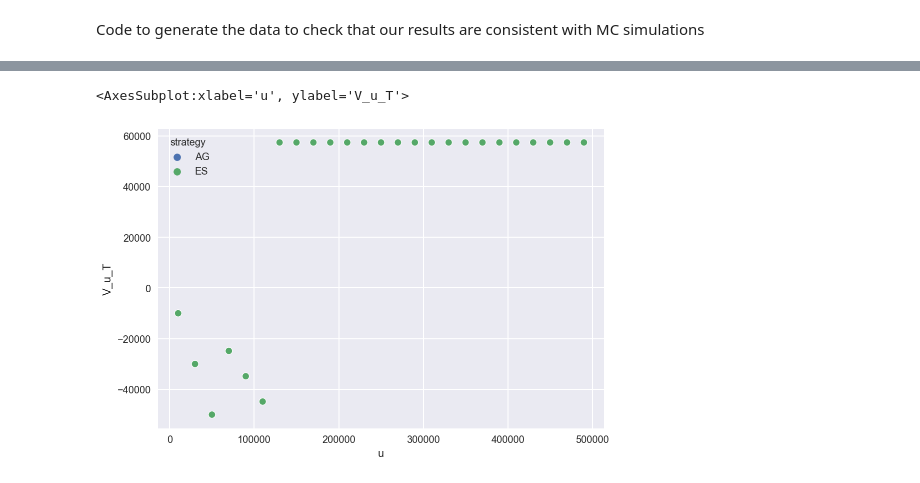
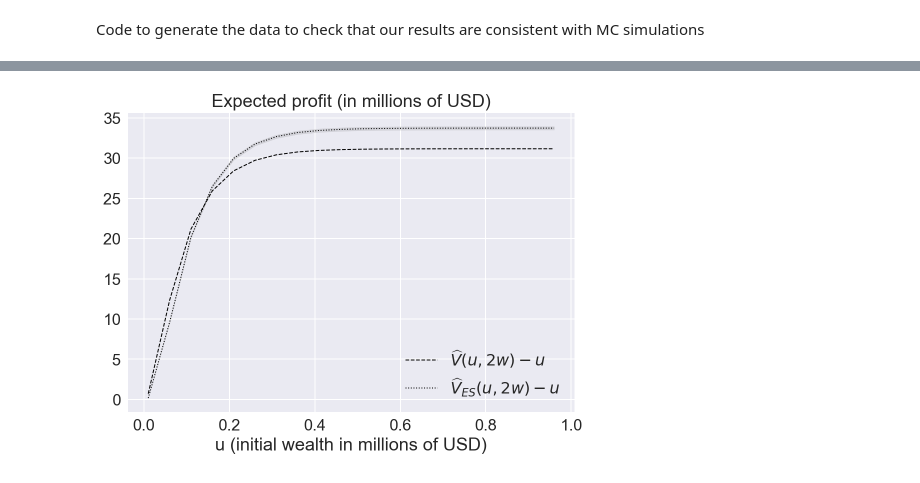
Before and after one commit to LaGauffre/Blockchain_mining_risk_analysis, a Jupyter notebook: Python/supplementary_material_notebook.ipynb, the cells around one changed output, grey strips where cells are left out. Drawn from its saved outputs; the diff is of its cells as text; code cells hidden in the pictures.

```diff
--- a/Python/supplementary_material_notebook.ipynb
+++ b/Python/supplementary_material_notebook.ipynb
@@ -46,7 +46,7 @@ The time unit is the hour so λ = 6
 # %% [markdown]
 The goal of the supplementary material is to compare the ruin probabilities and expected surplus of miners implementing Eyal and Sirer selfish mining strategy and the simplified version we study in the paper "On the profitability of selfish blockchain mining under the consideration of ruin". Note that we modified the initial strategy to uphold the Marvian nature of the risk process which allowed us in turn to derive closed form expressions for the quantities.
 # %%
-λ, t, p, q =6, 12, 0.2 , 0.5
+λ, t, p, q =6, 12, 0.01 , 0.5
 denom = 1+2*p-p**2
 p_U = [(1+p*(1-p)+p*(1-p)**2*(1-q))/denom, (p*q*(1-p)**2)/denom, (p**2+p**2*(1-p))/denom]
 
@@ -62,13 +62,16 @@ The net benefit condition holds if the price is smaller than 0.05 when mining se
+# %%
+V_AG_df = pd.read_csv("../Maple/V_selfish_data_ES.csv", header = 0)
+rp_AG_df = pd.read_csv("../Maple/rp_selfish_data_ES.csv", header = 0).rename(columns = {'&Psi;_T': 'ψ_T'})
 # %% [markdown]
 Code to generate the data to check that our results are consistent with MC simulations
 # %%
 π_W = 0.03
-u_vec = np.arange(10000, 500000, 20000) # Sequence of initial reserves
-rg, K = Generator(PCG64(123)), 10000 #Number of sample path
+u_vec = np.arange(10000, 1000000, 50000) # Sequence of initial reserves
+rg, K = Generator(PCG64(123)), 100000 #Number of sample path
 Z_0 = 0
 ψ_V_MC_df = pd.DataFrame()
 p_seq = [0.01, 0.1, 0.25, 0.4]
-t_seq = [12, 24, 48]
+t_seq = [24*14]
 for t in t_seq:
     for p in p_seq:
         c = p * π_W * W
@@ -82,7 +85,7 @@ for t in t_seq:
                             'ψ_u_T':res_AG[:,0],
                             'ψ_u_T_low':res_AG[:,0] - res_AG[:,1],
                             'ψ_u_T_up':res_AG[:,0] + res_AG[:,1],
-                            'V_u_T':res_AG[:,2]-u_vec,
+                            'V_u_T':res_AG[:,2],
                             'V_u_T_low':res_AG[:,2] - res_AG[:,3] ,
                             'V_u_T_up':res_AG[:,2] + res_AG[:,3] }
                             )
@@ -91,7 +94,7 @@ for t in t_seq:
                             'ψ_u_T':res_ES[:,0],
                             'ψ_u_T_low':res_ES[:,0] - res_ES[:,1],
                             'ψ_u_T_up':res_ES[:,0] + res_ES[:,1],
-                            'V_u_T':res_ES[:,2]-u_vec,
+                            'V_u_T':res_ES[:,2],
                             'V_u_T_low':res_ES[:,2] - res_ES[:,3] ,
                             'V_u_T_up':res_ES[:,2] + res_ES[:,3] }
                             )
@@ -150,7 +121,20 @@ sns.scatterplot(x="u", y="ψ_u_T",
-# %%
-sns.scatterplot(x="u", y="V_u_T",
-             hue="strategy",
-             data=ψ_V_MC_df)
-# %% [output]
-<AxesSubplot:xlabel='u', ylabel='V_u_T'>
-[figure, removed]
+# %%
+p, t = p_seq[2], t_seq[0]
+for p in p_seq:
+    subset_AG_df = V_AG_df[(V_AG_df['t'] == t) & (V_AG_df['p'] == p)]
+    subset_ES = ψ_V_MC_df[(ψ_V_MC_df['t'] == t) & (ψ_V_MC_df['p'] == p) & (ψ_V_MC_df['strategy'] == "ES") ]
+    subset_AG_MC = ψ_V_MC_df[(ψ_V_MC_df['t'] == t) & (ψ_V_MC_df['p'] == p) & (ψ_V_MC_df['strategy'] == "AG") ]
+    plt.clf()
+    plt.plot(u_vec / 1e6 , (subset_AG_df.V_T - u_vec)/ 1e6, '-', label = '$\widehat{V}(u,2w) - u$', linestyle = 'dashed', color = 'k', linewidth=1)
+    plt.plot(u_vec / 1e6, (subset_ES.V_u_T - u_vec)/ 1e6, linestyle = 'dotted', label = '$\widehat{V}_{ES}(u,2w) - u$', color = 'k', linewidth=1)
+    plt.fill_between(u_vec/ 1e6, (subset_ES['V_u_T_low'].values -u_vec)/ 1e6,
+                     (subset_ES['V_u_T_up'].values -u_vec)/ 1e6, alpha=0.2, color = 'grey')
+    #     plt.fill_between(u_vec/ 1e6, (subset_AG_MC['V_u_T_low'].values -u_vec)/ 1e6,
+    #                      (subset_AG_MC['V_u_T_up'].values -u_vec)/ 1e6, alpha=0.2, color = 'grey')
+    plt.xlabel('u (initial wealth in millions of USD)', fontsize = fontsize_axes)
+    plt.title('Expected profit (in millions of USD)', fontsize = fontsize_axes)
+    plt.tick_params(labelsize=fontsize_ticker)
+    plt.legend(fontsize=fontsize_ticker)
+    plt.savefig("../Figures/comparison_V_ES"+str(np.int(p*100))+".pdf", bbox_inches='tight')
+# %% [output]
+[figure, added]
```
Also changed, not shown: parts of 7 cells of this notebook, 36 other files.
